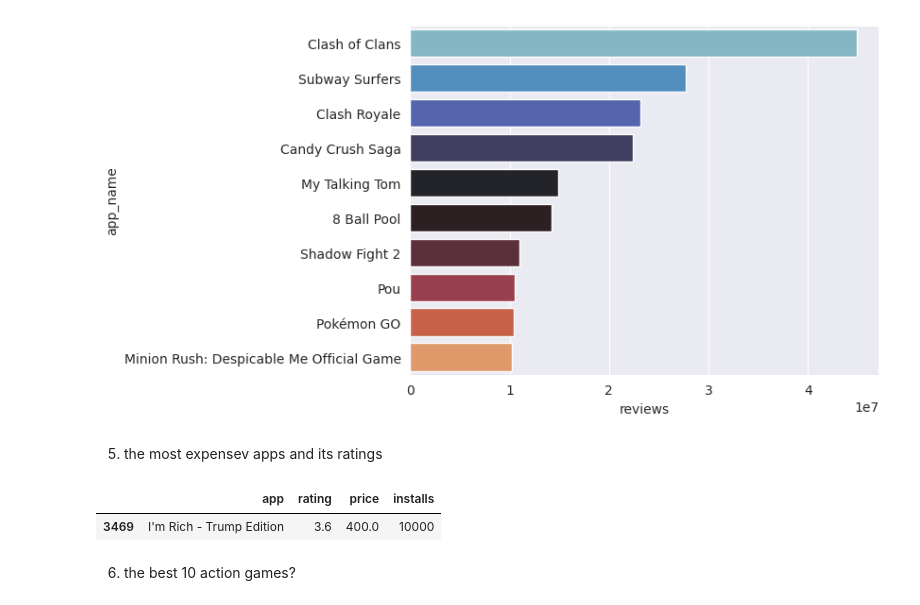
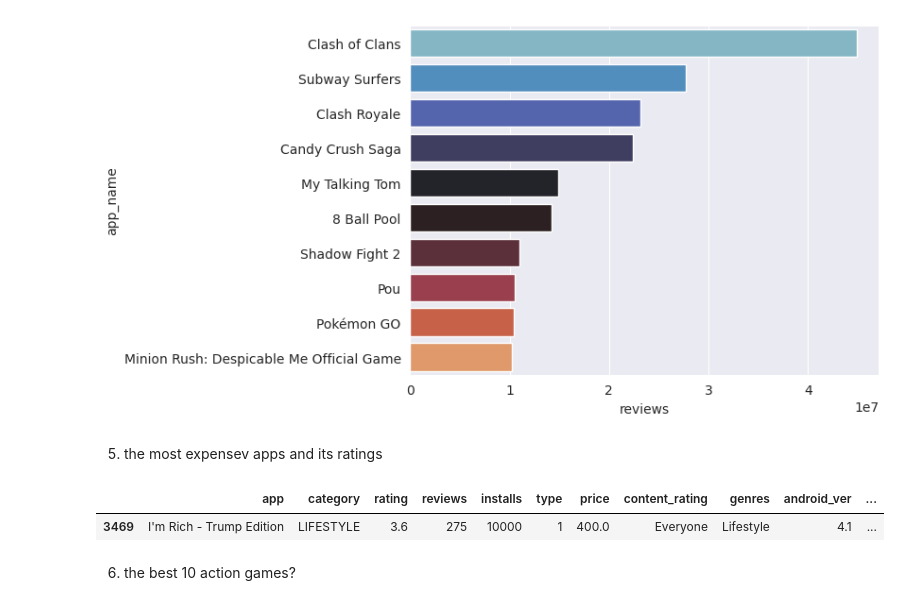
Before and after one commit to anglo331/python_for_data_science, a Jupyter notebook: main.ipynb, the cells around one changed output. Drawn from its saved outputs; the diff is of its cells as text; code cells hidden in the pictures.

```diff
--- a/main.ipynb
+++ b/main.ipynb
@@ -469,10 +417,10 @@ sns.barplot(data=d, y="app_name", x="reviews",palette="icefire");
 # %% [markdown]
 5. the most expensev apps and its ratings
 # %%
-google_df.loc[:,["app","rating","price","installs"]][google_df["price"].max() == google_df['price']]
+google_df[google_df["price"].max() == google_df['price']]
 # %% [output]
-|  | app | rating | price | installs |
-| 3469 | I'm Rich - Trump Edition | 3.6 | 400.0 | 10000 |
+|  | app | category | rating | reviews | installs | type | price | content_rating | genres | android_ver | ... |
+| 3469 | I'm Rich - Trump Edition | LIFESTYLE | 3.6 | 275 | 10000 | 1 | 400.0 | Everyone | Lifestyle | 4.1 | ... |
 # %% [markdown]
 6. the best 10 action games?
 # %%
```
Also changed, not shown: parts of 7 cells of this notebook, 3 other files.
